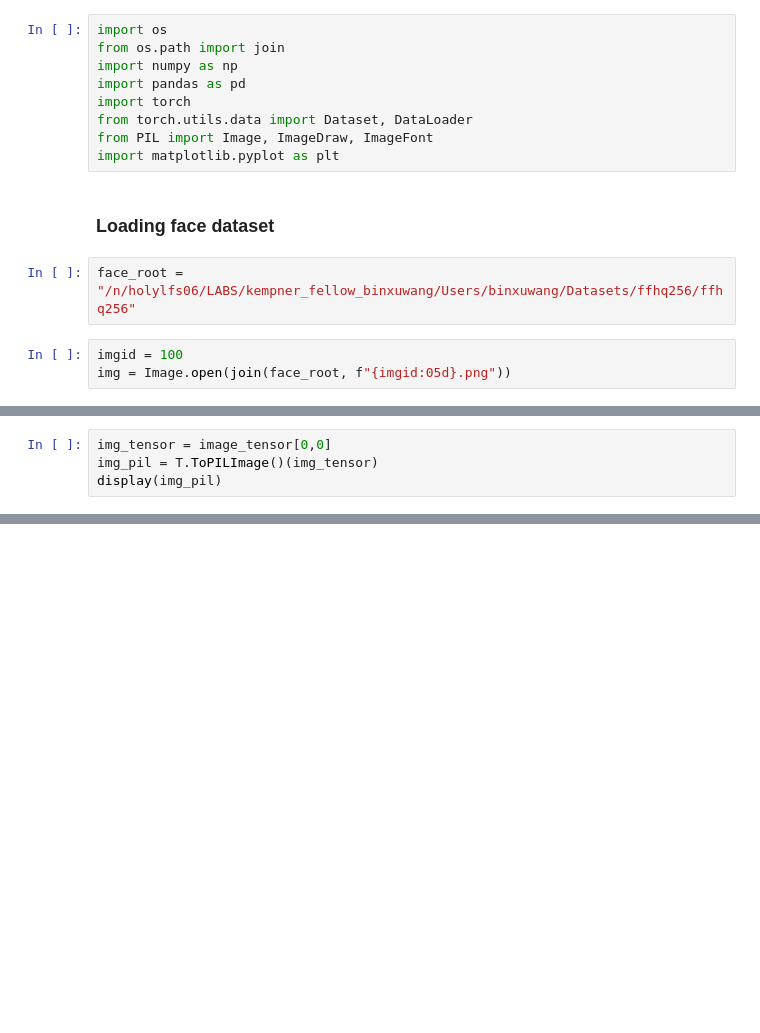
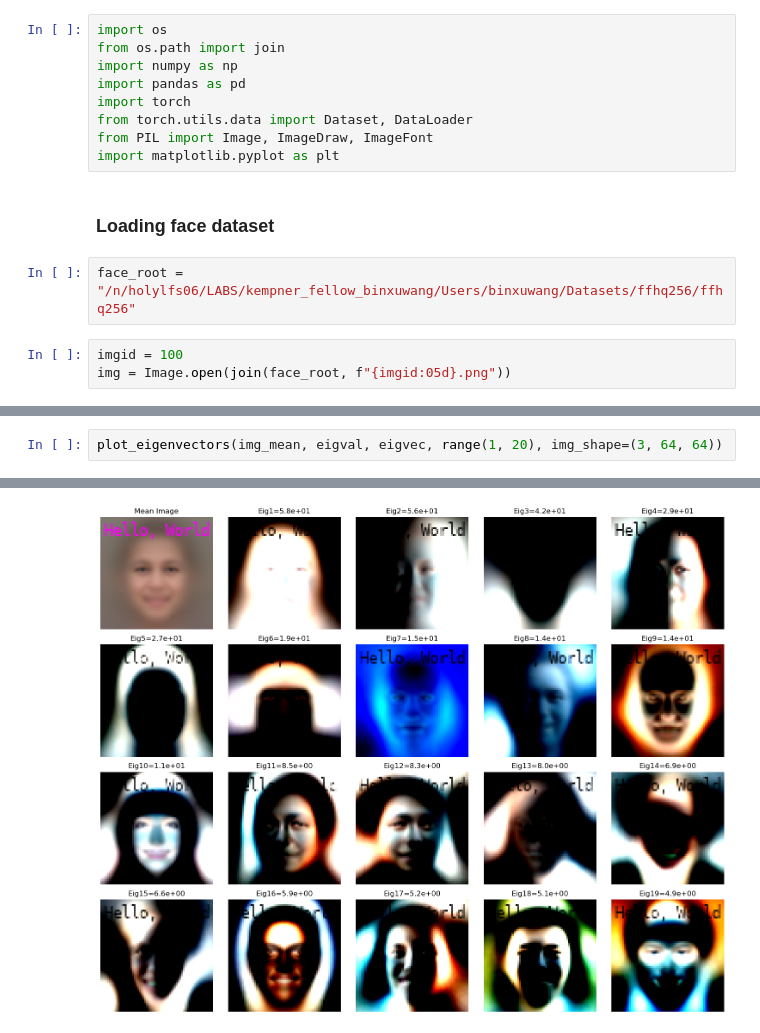
Before and after one commit to Animadversio/DiffusionLearningCurve, a Jupyter notebook: notebook/dataset_face_text.ipynb, the cells around one changed output, grey strips where cells are left out. Cells and saved outputs as stored; diff of their text form; blank space fills up the shorter version.

```diff
--- a/notebook/dataset_face_text.ipynb
+++ b/notebook/dataset_face_text.ipynb
@@ -446,4 +16,0 @@ import torchvision.transforms as T
-# %%
-img_tensor = image_tensor[0,0]
-img_pil = T.ToPILImage()(img_tensor)
-display(img_pil)
@@ -490,0 +112,3 @@ TesseractNotFoundError: tesseract is not installed or it's not in your PATH. See
+# %%
+plot_eigenvectors(img_mean, eigval, eigvec, range(1, 20), img_shape=(3, 64, 64))
+# %% [output]
@@ -490,0 +134 @@ TesseractNotFoundError: tesseract is not installed or it's not in your PATH. See
+[figure, added]
```
Also changed, not shown: parts of 60 cells of this notebook.
